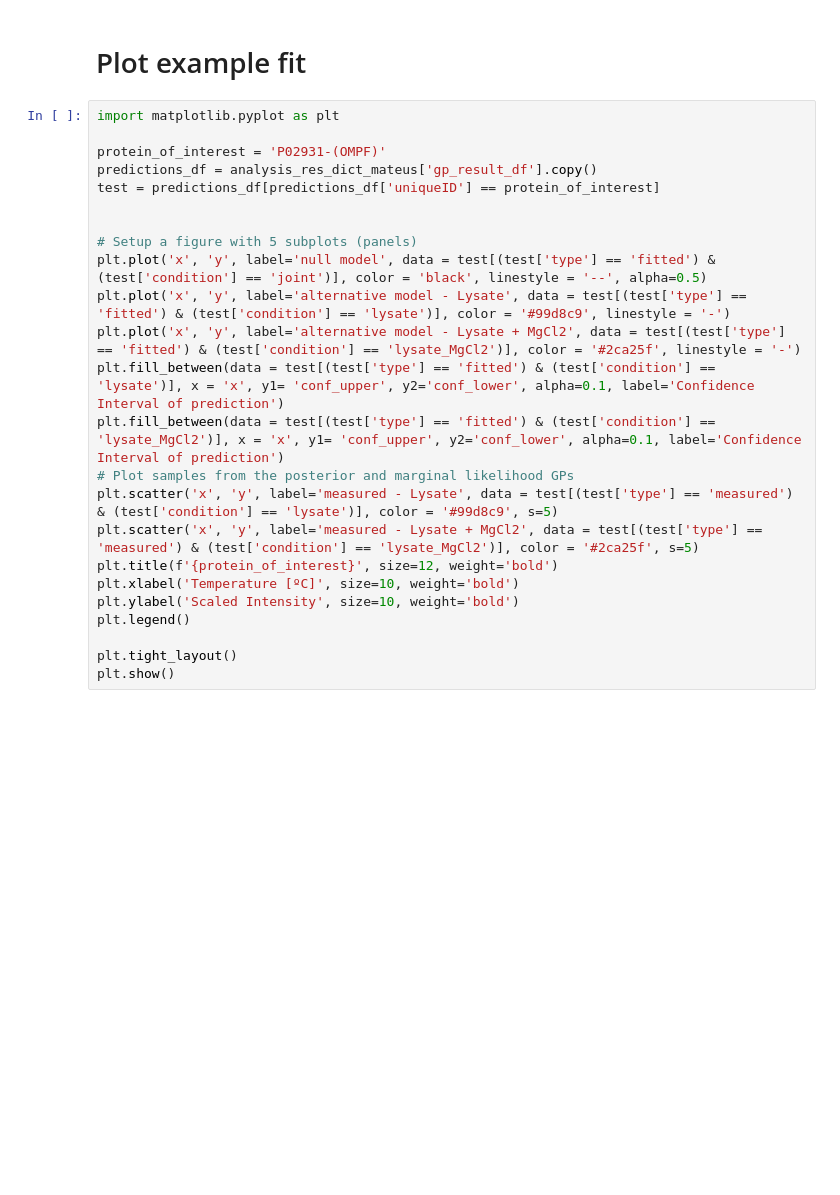
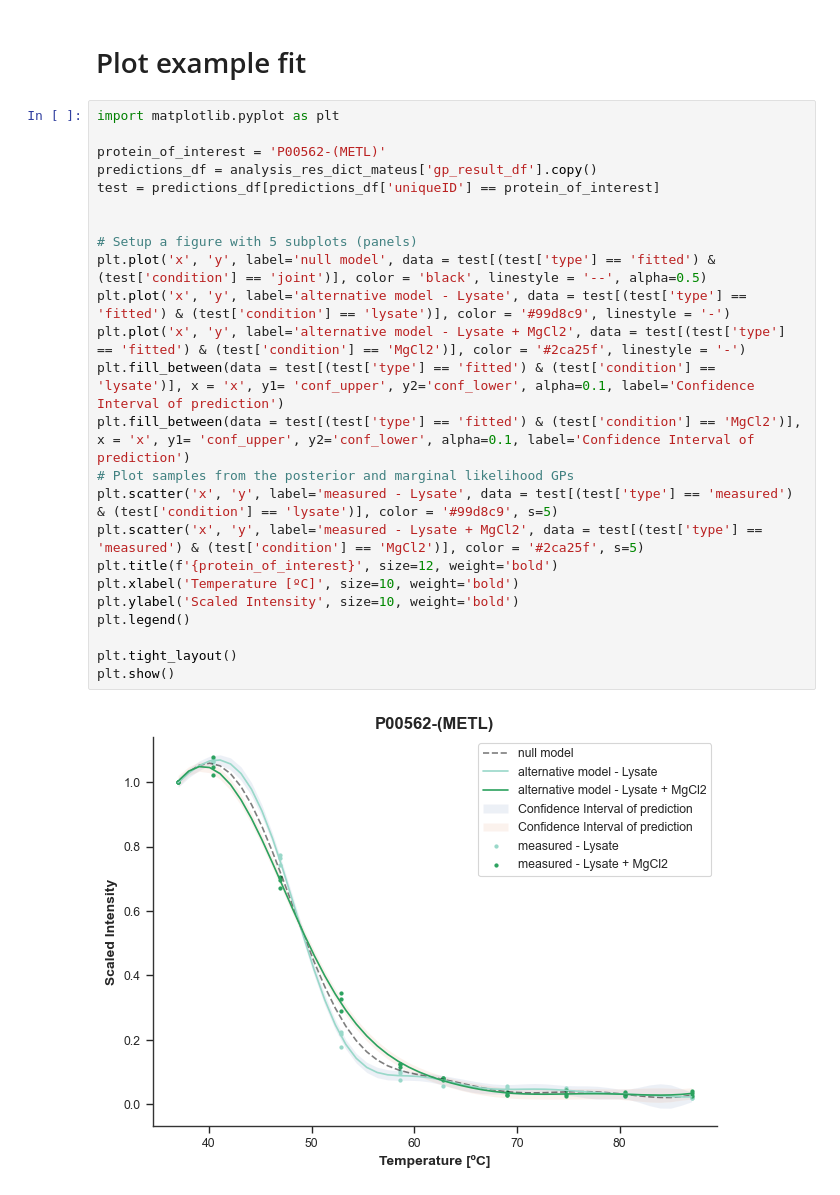
Before and after one commit to HevlerJohannes/Thermal-Tracks, a Jupyter notebook: Analysis_notebooks/2_analyze_thermaltracks.ipynb, the cells around one changed output. Saved outputs shown, nothing was run; the diff lists cells and outputs as text; blank space fills up the shorter version.

```diff
--- a/Analysis_notebooks/2_analyze_thermaltracks.ipynb
+++ b/Analysis_notebooks/2_analyze_thermaltracks.ipynb
@@ -58,24 +93,26 @@ analysis_res_dict_mateus = plot_manhattan(analysis_res_dict_mateus, parameters,
 # %%
 import matplotlib.pyplot as plt
 
-protein_of_interest = 'P02931-(OMPF)'
+protein_of_interest = 'P00562-(METL)'
 predictions_df = analysis_res_dict_mateus['gp_result_df'].copy()
 test = predictions_df[predictions_df['uniqueID'] == protein_of_interest]
 
 
 # Setup a figure with 5 subplots (panels)
 plt.plot('x', 'y', label='null model', data = test[(test['type'] == 'fitted') & (test['condition'] == 'joint')], color = 'black', linestyle = '--', alpha=0.5)
 plt.plot('x', 'y', label='alternative model - Lysate', data = test[(test['type'] == 'fitted') & (test['condition'] == 'lysate')], color = '#99d8c9', linestyle = '-')
-plt.plot('x', 'y', label='alternative model - Lysate + MgCl2', data = test[(test['type'] == 'fitted') & (test['condition'] == 'lysate_MgCl2')], color = '#2ca25f', linestyle = '-')
+plt.plot('x', 'y', label='alternative model - Lysate + MgCl2', data = test[(test['type'] == 'fitted') & (test['condition'] == 'MgCl2')], color = '#2ca25f', linestyle = '-')
 plt.fill_between(data = test[(test['type'] == 'fitted') & (test['condition'] == 'lysate')], x = 'x', y1= 'conf_upper', y2='conf_lower', alpha=0.1, label='Confidence Interval of prediction')
-plt.fill_between(data = test[(test['type'] == 'fitted') & (test['condition'] == 'lysate_MgCl2')], x = 'x', y1= 'conf_upper', y2='conf_lower', alpha=0.1, label='Confidence Interval of prediction')
+plt.fill_between(data = test[(test['type'] == 'fitted') & (test['condition'] == 'MgCl2')], x = 'x', y1= 'conf_upper', y2='conf_lower', alpha=0.1, label='Confidence Interval of prediction')
 # Plot samples from the posterior and marginal likelihood GPs
 plt.scatter('x', 'y', label='measured - Lysate', data = test[(test['type'] == 'measured') & (test['condition'] == 'lysate')], color = '#99d8c9', s=5)
-plt.scatter('x', 'y', label='measured - Lysate + MgCl2', data = test[(test['type'] == 'measured') & (test['condition'] == 'lysate_MgCl2')], color = '#2ca25f', s=5)
+plt.scatter('x', 'y', label='measured - Lysate + MgCl2', data = test[(test['type'] == 'measured') & (test['condition'] == 'MgCl2')], color = '#2ca25f', s=5)
 plt.title(f'{protein_of_interest}', size=12, weight='bold')
 plt.xlabel('Temperature [ºC]', size=10, weight='bold')
 plt.ylabel('Scaled Intensity', size=10, weight='bold')
 plt.legend()
 
 plt.tight_layout()
 plt.show()
+# %% [output]
+[figure, added]
```
Also changed, not shown: parts of 4 cells of this notebook, 29 other files.
